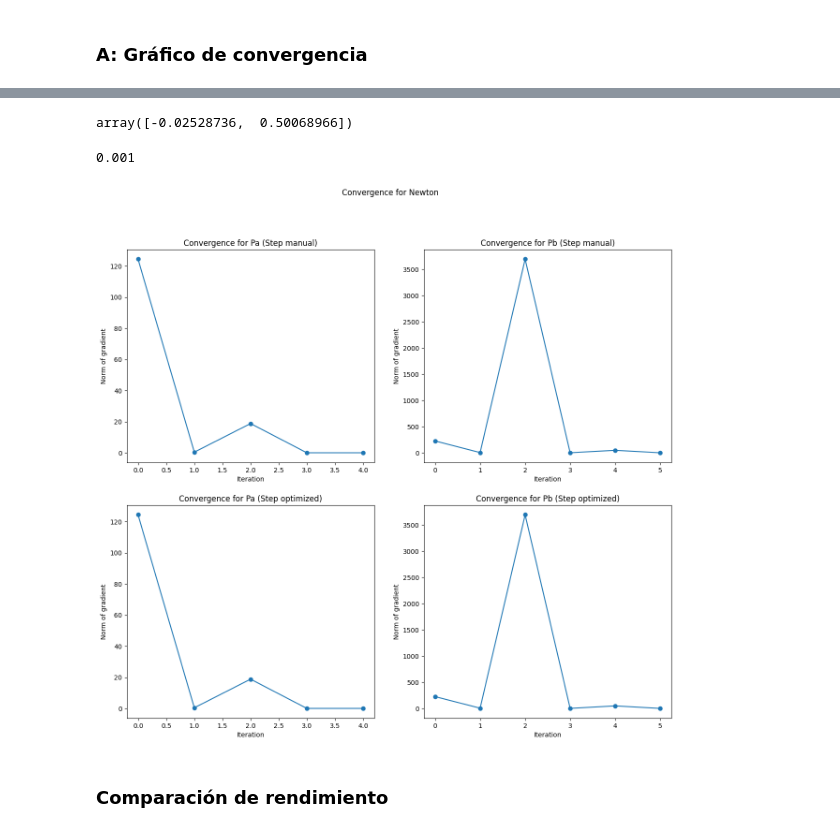
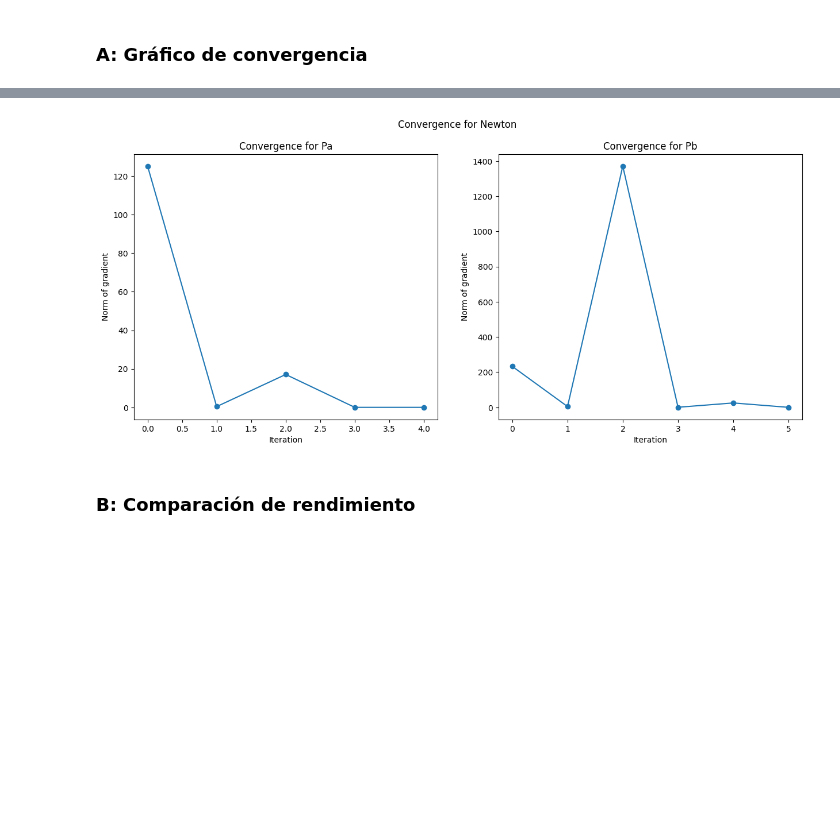
Before and after one commit to ThesplumCoder/convex-optimization, a Jupyter notebook: topics/lab5_iterative-methods.ipynb, the cells around one changed output, grey strips where cells are left out. Cells and saved outputs as stored; diff of their text form; code cells hidden in the pictures; blank space fills up the shorter version.

```diff
--- a/topics/lab5_iterative-methods.ipynb
+++ b/topics/lab5_iterative-methods.ipynb
@@ -82,7 +86,8 @@ Utilizamos dos puntos para los métodos. En primera instancia, usamos un **paso
 # %%
 p_a = np.array([1.2, 1.2])
 p_b = np.array([-1.2, 1])
-p_manual = 0.001
+p_manual = 0.0001
+iterations = 40
 # %% [markdown]
 Utilizamos los parámetros para el método de **Gradiente descendiente**.
 # %%
@@ -110,7 +115,7 @@ $$
 $$
 # %%
 def hessian(point):
-    h_11 = 6 * point[0] ** 2 - 2 * point[1] - 1.0/100.0
+    h_11 = np.multiply(6, np.power(point[0], 2)) - np.multiply(2, point[1]) + 1.0/100.0
     h_12 = -2 * point[0]
     h_21 = h_12
     h_22 = 1
@@ -129,7 +134,7 @@ def newton(iterations, step_size, initial_point):
     for i in range(iterations):
         grad_xk = gradient(xk)
         t_start = time.time()
-        values.append(xk - np.matmul(np.linalg.inv(hessian(xk)), grad_xk))
+        values.append(xk - np.dot(np.linalg.inv(hessian(xk)), grad_xk))
         times.append(time.time() - t_start)
         gradients.append(grad_xk)
         xk = values[i]
@@ -144,8 +149,8 @@ def newton(iterations, step_size, initial_point):
 Utilizamos los mismos puntos para el método:
 # %%
 results_newton = {
-    'manual_pa': newton(20, p_manual, p_a),
-    'manual_pb': newton(20, p_manual, p_b),
+    'manual_pa': newton(iterations, p_manual, p_a),
+    'manual_pb': newton(iterations, p_manual, p_b),
 }
 # %% [markdown]
 **Punto 1.4:** Calcular los pasos fijos.
@@ -160,11 +162,7 @@ Usamos los puntos para calcular el paso óptimo:
 # %%
 p_descent_pa = step_descent(p_a)
 p_descent_pb = step_descent(p_b)
-p_newton_pa = step_newton(p_a)
-p_newton_pb = step_newton(p_b)
 
-results_step_des['opt_pa'] = steepest_descent(20, p_descent_pa, p_a)
-results_step_des['opt_pb'] = steepest_descent(20, p_descent_pb, p_b)
-results_newton['opt_pa'] = newton(20, p_newton_pa, p_a)
-results_newton['opt_pb'] = newton(20, p_newton_pb, p_b)
+results_step_des['opt_pa'] = steepest_descent(iterations, p_descent_pa, p_a)
+results_step_des['opt_pb'] = steepest_descent(iterations, p_descent_pb, p_b)
 # %% [markdown]
@@ -232,42 +292,23 @@ plt.show()
-# %%
-p_newton_pb
-# %% [output]
-array([-0.02528736,  0.50068966])
-# %%
-p_manual
-# %% [output]
-0.001
 # %%
-plt.figure(figsize = (15, 13))
+plt.figure(figsize = (15, 6))
 
-plt.subplot(2, 2, 1)
+plt.subplot(1, 2, 1)
 plt.plot(np.linalg.norm(results_newton['manual_pa'][0], axis = 1), marker = 'o')
 plt.xlabel('Iteration')
 plt.ylabel('Norm of gradient')
-plt.title('Convergence for Pa (Step manual)')
-plt.subplot(2, 2, 2)
+plt.title('Convergence for Pa')
+plt.subplot(1, 2, 2)
 plt.plot(np.linalg.norm(results_newton['manual_pb'][0], axis = 1), marker = 'o')
 plt.xlabel('Iteration')
 plt.ylabel('Norm of gradient')
-plt.title('Convergence for Pb (Step manual)')
-
-plt.subplot(2, 2, 3)
-plt.plot(np.linalg.norm(results_newton['opt_pa'][0], axis = 1), marker = 'o')
-plt.xlabel('Iteration')
-plt.ylabel('Norm of gradient')
-plt.title('Convergence for Pa (Step optimized)')
-plt.subplot(2, 2, 4)
-plt.plot(np.linalg.norm(results_newton['opt_pb'][0], axis = 1), marker = 'o')
-plt.xlabel('Iteration')
-plt.ylabel('Norm of gradient')
-plt.title('Convergence for Pb (Step optimized)')
+plt.title('Convergence for Pb')
 
 plt.suptitle('Convergence for Newton')
 plt.show()
 # %% [output]
-[figure, old version]
+[figure, new version]
 # %% [markdown]
-### Comparación de rendimiento
+### B: Comparación de rendimiento
 # %%
 plt.figure(figsize = (15, 13))
 
```
Also changed, not shown: parts of 36 cells of this notebook, 1 other file.
